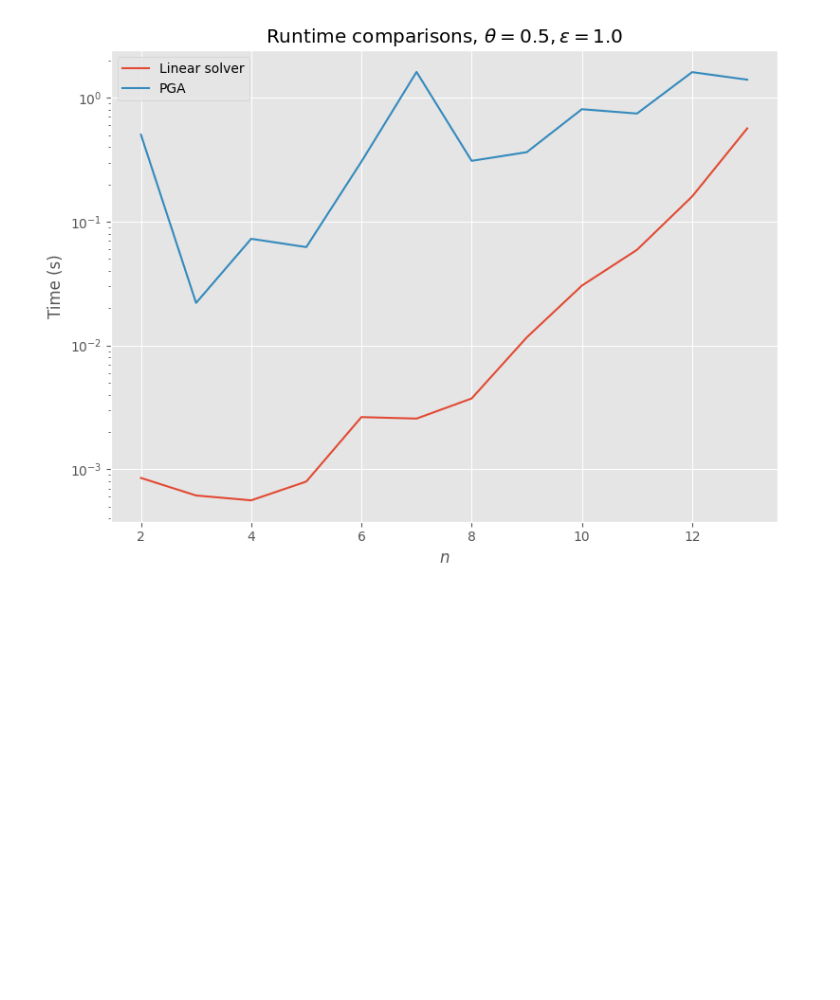
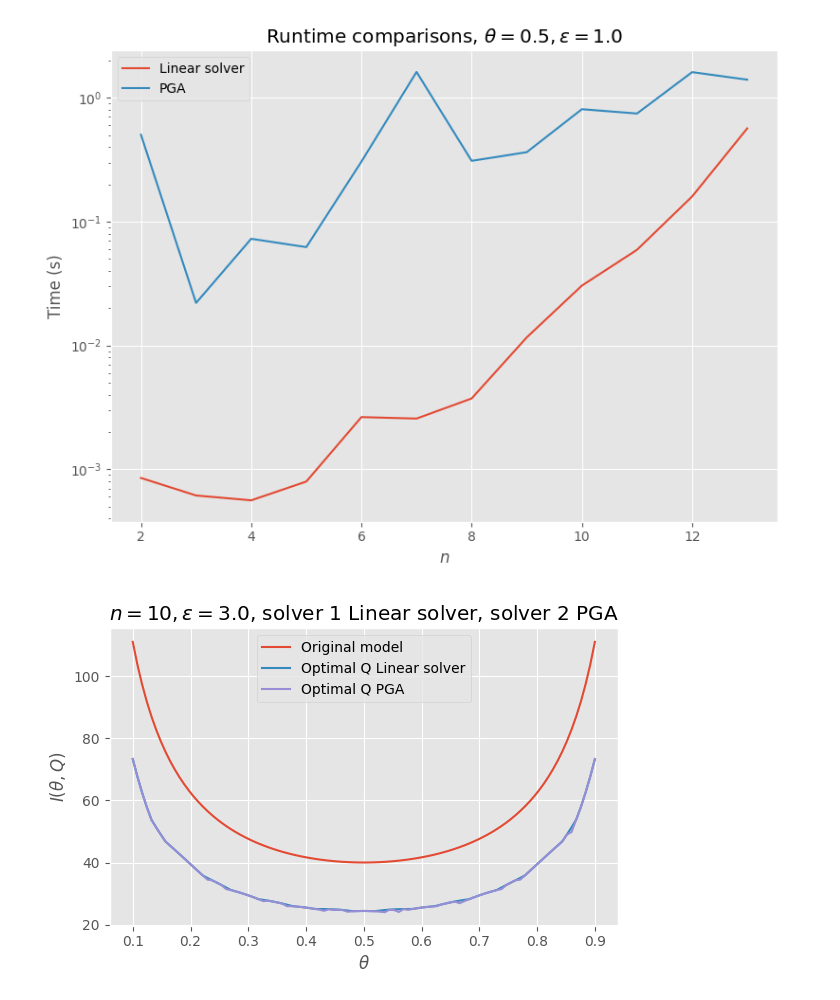
Before and after one commit to MatejVe/locally_efficient_differential_privacy, a Jupyter notebook: projected_ascent.ipynb, the cells around one changed output. Drawn from its saved outputs; the diff is of its cells as text; code cells hidden in the pictures; blank space fills up the shorter version.

```diff
--- a/projected_ascent.ipynb
+++ b/projected_ascent.ipynb
@@ -56,3 +56,7 @@ DP_tester.compare_fisher_two_solvers(linear_solver(), projected_gradient_ascent(
 DP_tester.compare_runtimes([linear_solver(), projected_gradient_ascent()], [i for i in range(2, 14)], 0.5, 1.0, log=True)
 # %% [output]
 [figure]
+# %%
+DP_tester.compare_fisher_two_solvers(linear_solver(), projected_gradient_ascent(), 10, 3.0)
+# %% [output]
+[figure, added]
```
Also changed, not shown: parts of 1 cell of this notebook, 1 other file.
